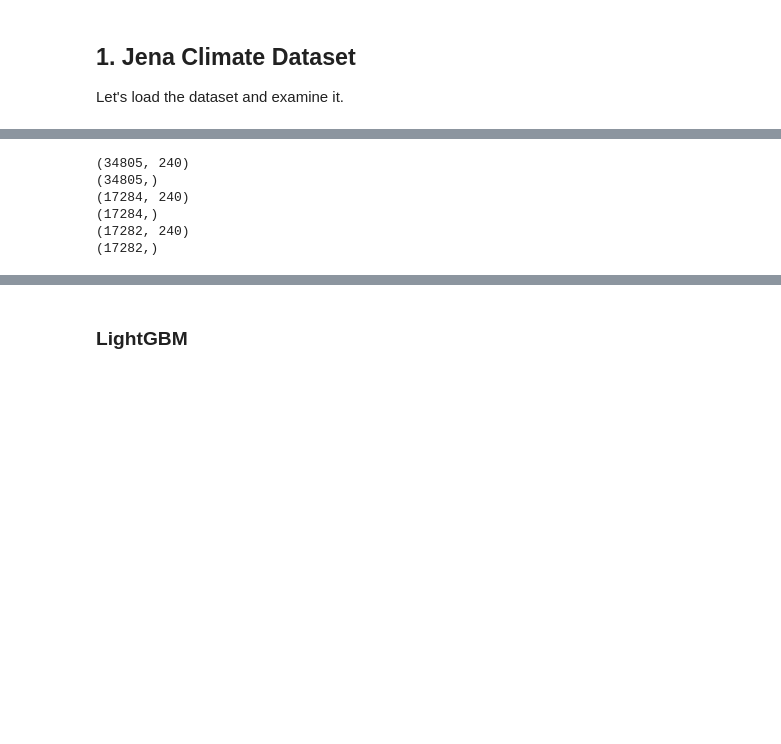
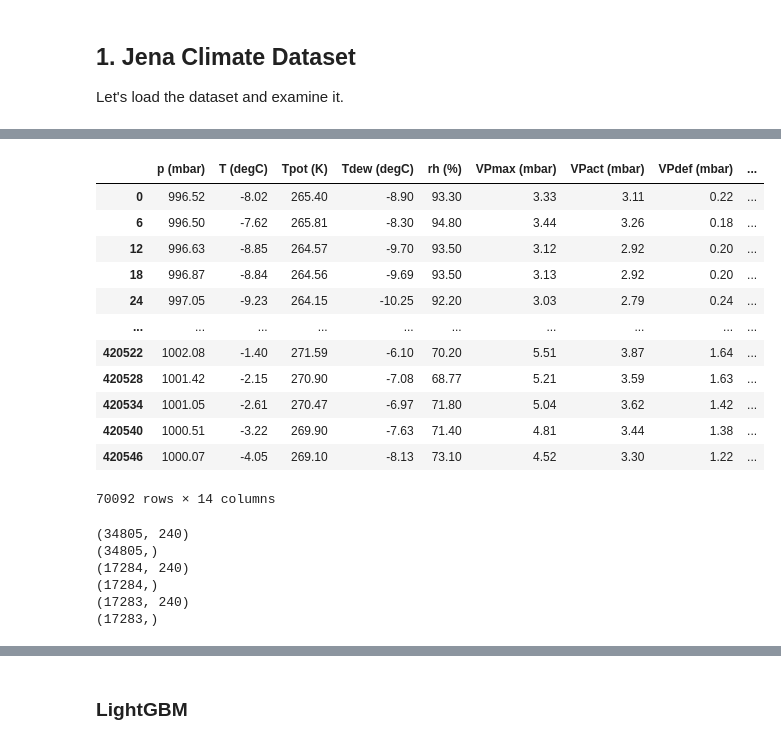
Before and after one commit to phdinds-aim/time_series_handbook, a Jupyter notebook: 08_WinningestMethods/lightgbm_jena_forecasting.ipynb, the cells around one changed output, grey strips where cells are left out. Cells and saved outputs as stored; diff of their text form; code cells hidden in the pictures; blank space fills up the shorter version.

```diff
--- a/08_WinningestMethods/lightgbm_jena_forecasting.ipynb
+++ b/08_WinningestMethods/lightgbm_jena_forecasting.ipynb
@@ -65,13 +68,30 @@ print(series.shape)
 (70091,)
+# %%
+series = df.iloc[::6, 1:]
+series
+# %% [output]
+|  | p (mbar) | T (degC) | Tpot (K) | Tdew (degC) | rh (%) | VPmax (mbar) | VPact (mbar) | VPdef (mbar) | ... |
+| 0 | 996.52 | -8.02 | 265.40 | -8.90 | 93.30 | 3.33 | 3.11 | 0.22 | ... |
+| 6 | 996.50 | -7.62 | 265.81 | -8.30 | 94.80 | 3.44 | 3.26 | 0.18 | ... |
+| 12 | 996.63 | -8.85 | 264.57 | -9.70 | 93.50 | 3.12 | 2.92 | 0.20 | ... |
+| 18 | 996.87 | -8.84 | 264.56 | -9.69 | 93.50 | 3.13 | 2.92 | 0.20 | ... |
+| 24 | 997.05 | -9.23 | 264.15 | -10.25 | 92.20 | 3.03 | 2.79 | 0.24 | ... |
+| ... | ... | ... | ... | ... | ... | ... | ... | ... | ... |
+| 420522 | 1002.08 | -1.40 | 271.59 | -6.10 | 70.20 | 5.51 | 3.87 | 1.64 | ... |
+| 420528 | 1001.42 | -2.15 | 270.90 | -7.08 | 68.77 | 5.21 | 3.59 | 1.63 | ... |
+| 420534 | 1001.05 | -2.61 | 270.47 | -6.97 | 71.80 | 5.04 | 3.62 | 1.42 | ... |
+| 420540 | 1000.51 | -3.22 | 269.90 | -7.63 | 71.40 | 4.81 | 3.44 | 1.38 | ... |
+| 420546 | 1000.07 | -4.05 | 269.10 | -8.13 | 73.10 | 4.52 | 3.30 | 1.22 | ... |
+70092 rows × 14 columns
 # %%
 ### HYPERPARAMETERS ###
 window_size = 240
 prediction_horizon = 1
 
 ### TRAIN TEST VAL SPLIT ###
-train_series = series[:35045]
-val_series = series[35045:52569]
-test_series = series[52569:]
+train_series = series.iloc[:35045, 1]
+val_series = series.iloc[35045:52569, 1]
+test_series = series.iloc[52569:, 1]
 
 train_x, train_y = create_xy(train_series.to_numpy(), window_size, prediction_horizon)
 val_x, val_y = create_xy(val_series.to_numpy(), window_size, prediction_horizon)
@@ -92,8 +112,8 @@ print(test_y.shape)
 (34805,)
 (17284, 240)
 (17284,)
-(17282, 240)
-(17282,)
+(17283, 240)
+(17283,)
 # %%
 test_series.plot()
 plt.show()
```
Also changed, not shown: parts of 9 cells of this notebook.
